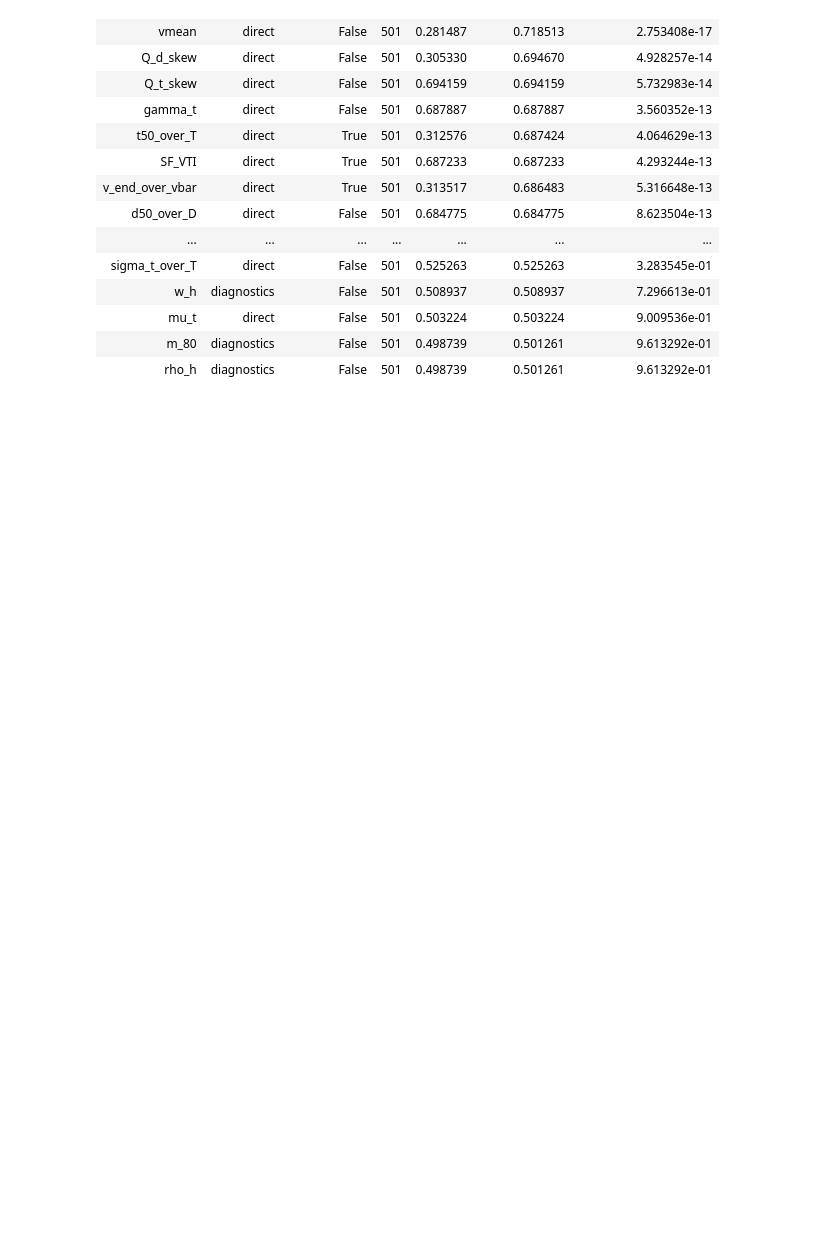
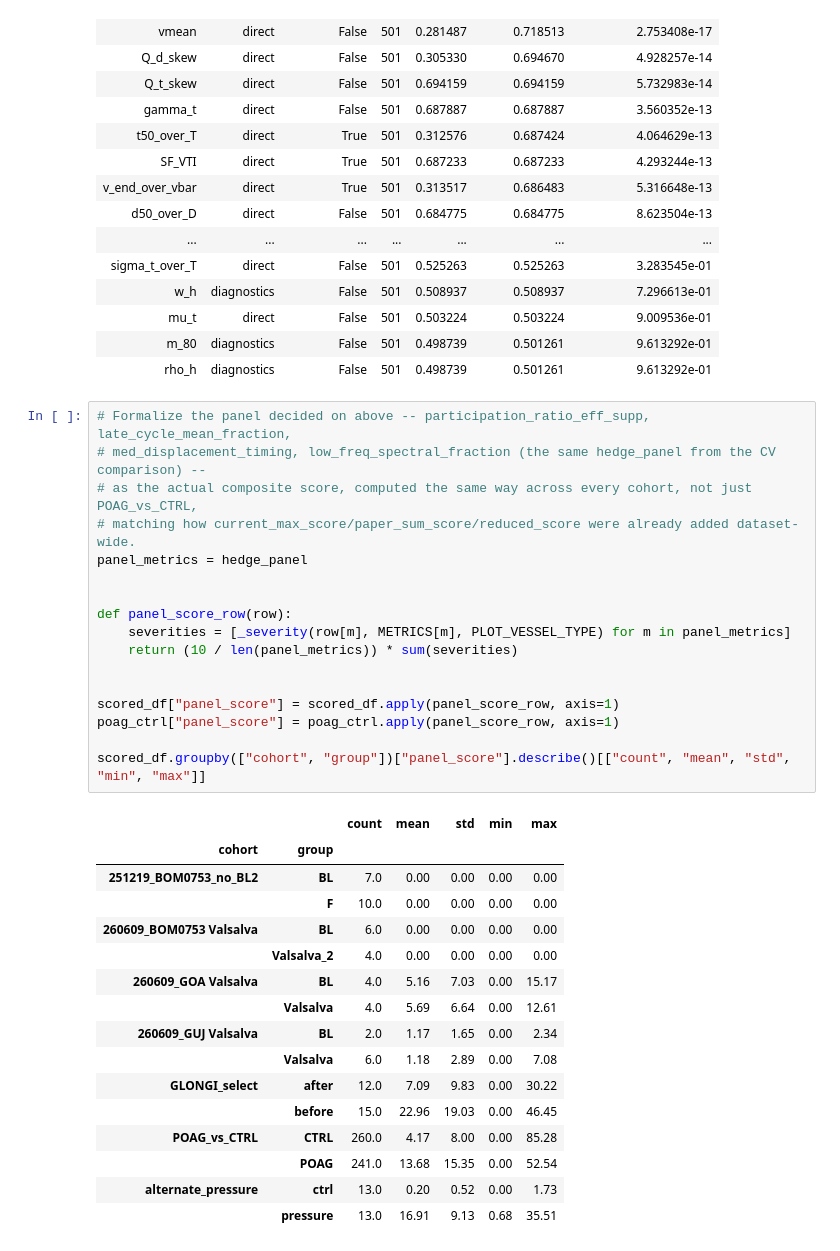
Before and after one commit to DigitalHolography/AngioEye, a Jupyter notebook: src/postprocess/composite_scoring/scoring-analysis/composite_scoring_validation.ipynb, the cells around one changed output. Drawn from its saved outputs; the diff is of its cells as text; blank space fills up the shorter version.

```diff
--- a/src/postprocess/composite_scoring/scoring-analysis/composite_scoring_validation.ipynb
+++ b/src/postprocess/composite_scoring/scoring-analysis/composite_scoring_validation.ipynb
@@ -1169,3 +1169,37 @@ screen_results_df.sort_values("auc_corrected", ascending=False).reset_index(drop
 | mu_t | direct | False | 501 | 0.503224 | 0.503224 | 9.009536e-01 |
 | m_80 | diagnostics | False | 501 | 0.498739 | 0.501261 | 9.613292e-01 |
 | rho_h | diagnostics | False | 501 | 0.498739 | 0.501261 | 9.613292e-01 |
+# %%
+# Formalize the panel decided on above -- participation_ratio_eff_supp, late_cycle_mean_fraction,
+# med_displacement_timing, low_freq_spectral_fraction (the same hedge_panel from the CV comparison) --
+# as the actual composite score, computed the same way across every cohort, not just POAG_vs_CTRL,
+# matching how current_max_score/paper_sum_score/reduced_score were already added dataset-wide.
+panel_metrics = hedge_panel
+
+
+def panel_score_row(row):
+    severities = [_severity(row[m], METRICS[m], PLOT_VESSEL_TYPE) for m in panel_metrics]
+    return (10 / len(panel_metrics)) * sum(severities)
+
+
+scored_df["panel_score"] = scored_df.apply(panel_score_row, axis=1)
+poag_ctrl["panel_score"] = poag_ctrl.apply(panel_score_row, axis=1)
+
+scored_df.groupby(["cohort", "group"])["panel_score"].describe()[["count", "mean", "std", "min", "max"]]
+# %% [output]
+|  |  | count | mean | std | min | max |
+| cohort | group |  |  |  |  |  |
+| 251219_BOM0753_no_BL2 | BL | 7.0 | 0.00 | 0.00 | 0.00 | 0.00 |
+|  | F | 10.0 | 0.00 | 0.00 | 0.00 | 0.00 |
+| 260609_BOM0753 Valsalva | BL | 6.0 | 0.00 | 0.00 | 0.00 | 0.00 |
+|  | Valsalva_2 | 4.0 | 0.00 | 0.00 | 0.00 | 0.00 |
+| 260609_GOA Valsalva | BL | 4.0 | 5.16 | 7.03 | 0.00 | 15.17 |
+|  | Valsalva | 4.0 | 5.69 | 6.64 | 0.00 | 12.61 |
+| 260609_GUJ Valsalva | BL | 2.0 | 1.17 | 1.65 | 0.00 | 2.34 |
+|  | Valsalva | 6.0 | 1.18 | 2.89 | 0.00 | 7.08 |
+| GLONGI_select | after | 12.0 | 7.09 | 9.83 | 0.00 | 30.22 |
+|  | before | 15.0 | 22.96 | 19.03 | 0.00 | 46.45 |
+| POAG_vs_CTRL | CTRL | 260.0 | 4.17 | 8.00 | 0.00 | 85.28 |
+|  | POAG | 241.0 | 13.68 | 15.35 | 0.00 | 52.54 |
+| alternate_pressure | ctrl | 13.0 | 0.20 | 0.52 | 0.00 | 1.73 |
+|  | pressure | 13.0 | 16.91 | 9.13 | 0.68 | 35.51 |
```
Also changed, not shown: parts of 3 cells of this notebook.
